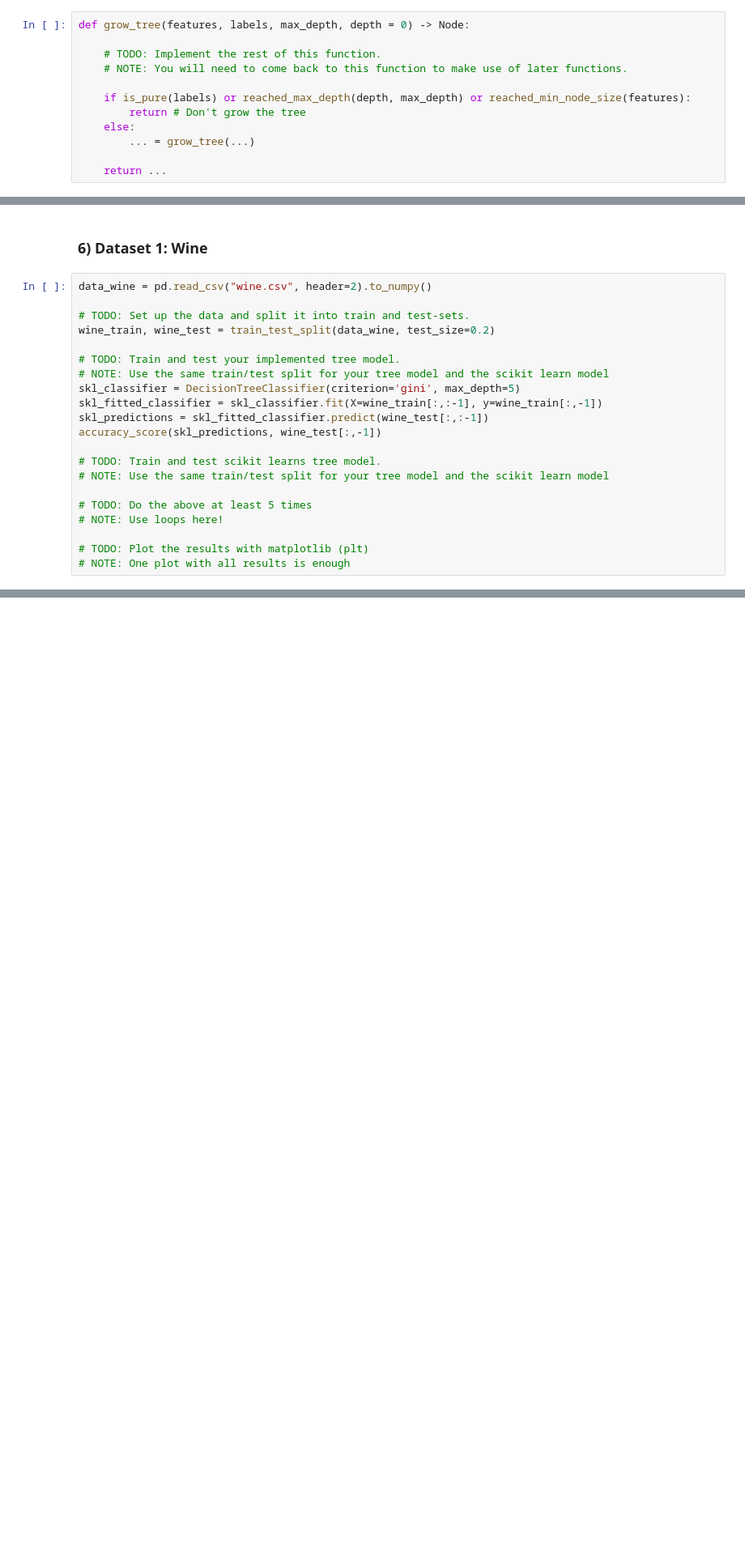
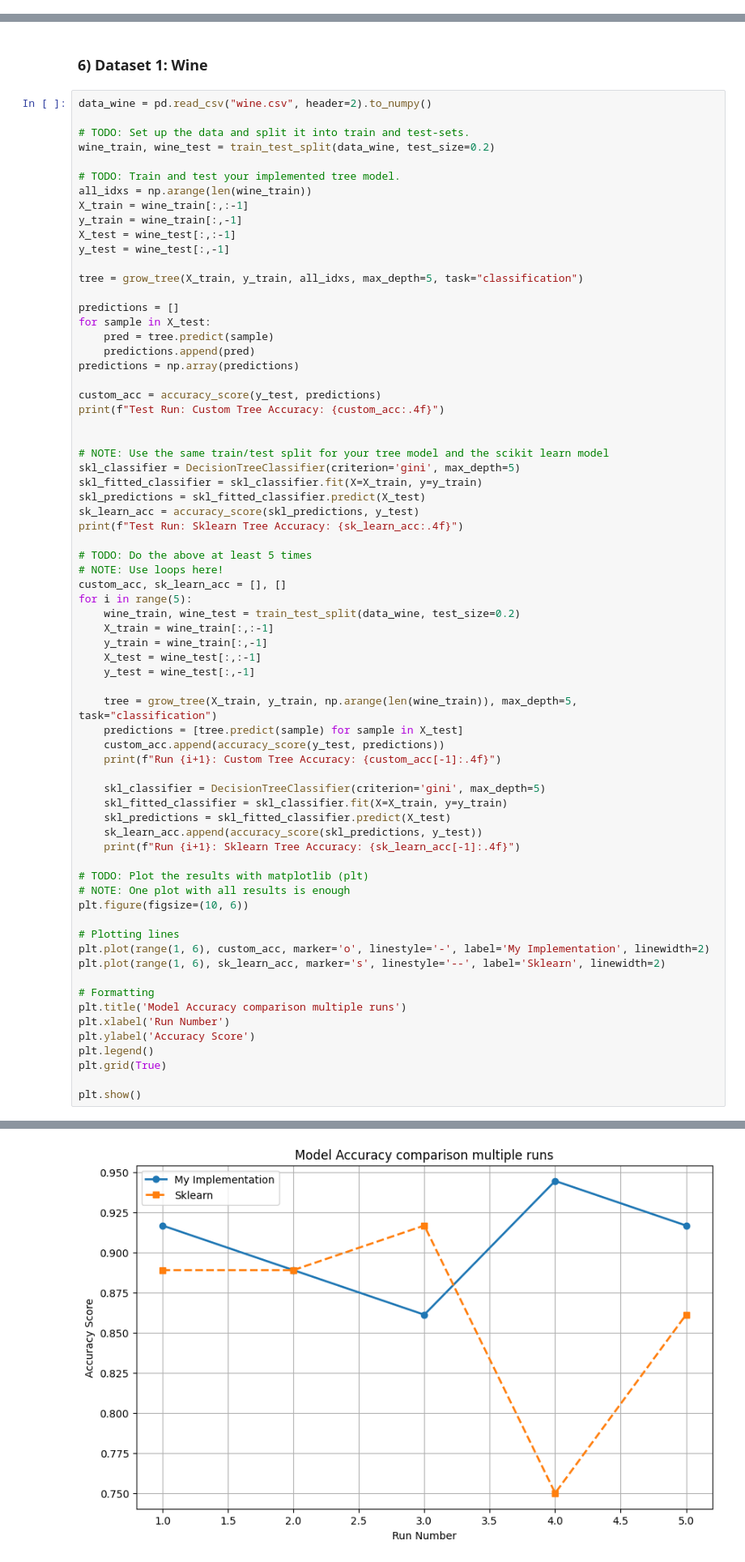
Before and after one commit to iM0ritz/MachineLearning, a Jupyter notebook: Assignment2/ML-Assignment 2 - Student names.ipynb, the cells around one changed output, grey strips where cells are left out. Shown at 81% size. Cells and saved outputs as stored; diff of their text form; blank space fills up the shorter version.

Commit message:
Assignment2: working implementation

```diff
--- a/Assignment2/ML-Assignment 2 - Student names.ipynb
+++ b/Assignment2/ML-Assignment 2 - Student names.ipynb
@@ -115,12 +198,0 @@ select_splitting_feature(data_wine[:,:-1], data_wine[:,-1])
-# %%
-def grow_tree(features, labels, max_depth, depth = 0) -> Node:
-
-    # TODO: Implement the rest of this function.
-    # NOTE: You will need to come back to this function to make use of later functions.
-
-    if is_pure(labels) or reached_max_depth(depth, max_depth) or reached_min_node_size(features):
-        return # Don't grow the tree
-    else:
-        ... = grow_tree(...)
-
-    return ...
@@ -189,17 +306,66 @@ data_wine = pd.read_csv("wine.csv", header=2).to_numpy()
 wine_train, wine_test = train_test_split(data_wine, test_size=0.2)
 
 # TODO: Train and test your implemented tree model.
+all_idxs = np.arange(len(wine_train))
+X_train = wine_train[:,:-1]
+y_train = wine_train[:,-1]
+X_test = wine_test[:,:-1]
+y_test = wine_test[:,-1]
+
+tree = grow_tree(X_train, y_train, all_idxs, max_depth=5, task="classification")
+
+predictions = []
+for sample in X_test:
+    pred = tree.predict(sample)
+    predictions.append(pred)
+predictions = np.array(predictions)
+
+custom_acc = accuracy_score(y_test, predictions)
+print(f"Test Run: Custom Tree Accuracy: {custom_acc:.4f}")
+
+
 # NOTE: Use the same train/test split for your tree model and the scikit learn model
 skl_classifier = DecisionTreeClassifier(criterion='gini', max_depth=5)
-skl_fitted_classifier = skl_classifier.fit(X=wine_train[:,:-1], y=wine_train[:,-1])
-skl_predictions = skl_fitted_classifier.predict(wine_test[:,:-1])
-accuracy_score(skl_predictions, wine_test[:,-1])
-
-# TODO: Train and test scikit learns tree model.
-# NOTE: Use the same train/test split for your tree model and the scikit learn model
+skl_fitted_classifier = skl_classifier.fit(X=X_train, y=y_train)
+skl_predictions = skl_fitted_classifier.predict(X_test)
+sk_learn_acc = accuracy_score(skl_predictions, y_test)
+print(f"Test Run: Sklearn Tree Accuracy: {sk_learn_acc:.4f}")
 
 # TODO: Do the above at least 5 times
 # NOTE: Use loops here!
+custom_acc, sk_learn_acc = [], []
+for i in range(5):
+    wine_train, wine_test = train_test_split(data_wine, test_size=0.2)
+    X_train = wine_train[:,:-1]
+    y_train = wine_train[:,-1]
+    X_test = wine_test[:,:-1]
+    y_test = wine_test[:,-1]
+
+    tree = grow_tree(X_train, y_train, np.arange(len(wine_train)), max_depth=5, task="classification")
+    predictions = [tree.predict(sample) for sample in X_test]
+    custom_acc.append(accuracy_score(y_test, predictions))
+    print(f"Run {i+1}: Custom Tree Accuracy: {custom_acc[-1]:.4f}")
+
+    skl_classifier = DecisionTreeClassifier(criterion='gini', max_depth=5)
+    skl_fitted_classifier = skl_classifier.fit(X=X_train, y=y_train)
+    skl_predictions = skl_fitted_classifier.predict(X_test)
+    sk_learn_acc.append(accuracy_score(skl_predictions, y_test))
+    print(f"Run {i+1}: Sklearn Tree Accuracy: {sk_learn_acc[-1]:.4f}")
 
 # TODO: Plot the results with matplotlib (plt)
 # NOTE: One plot with all results is enough
+plt.figure(figsize=(10, 6))
+
+# Plotting lines
+plt.plot(range(1, 6), custom_acc, marker='o', linestyle='-', label='My Implementation', linewidth=2)
+plt.plot(range(1, 6), sk_learn_acc, marker='s', linestyle='--', label='Sklearn', linewidth=2)
+
+# Formatting
+plt.title('Model Accuracy comparison multiple runs')
+plt.xlabel('Run Number')
+plt.ylabel('Accuracy Score')
+plt.legend()
+plt.grid(True)
+
+plt.show()
+# %% [output]
@@ -206,3 +384,4 @@ accuracy_score(skl_predictions, wine_test[:,-1])
+[figure, added]
 # %% [markdown]
 ### 7) Dataset 2: Heart Disease
 # %%
```
Also changed, not shown: parts of 10 cells of this notebook.
